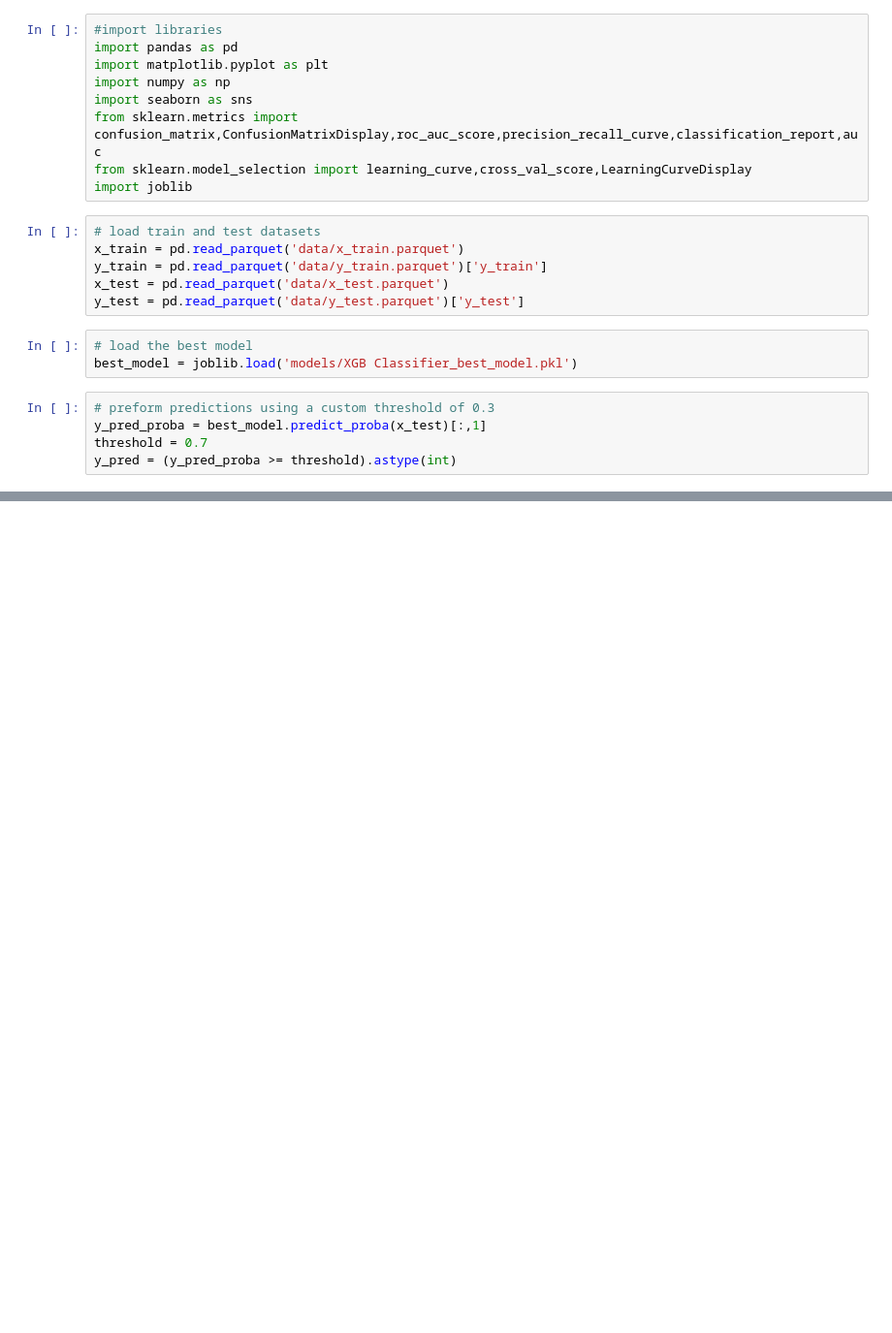
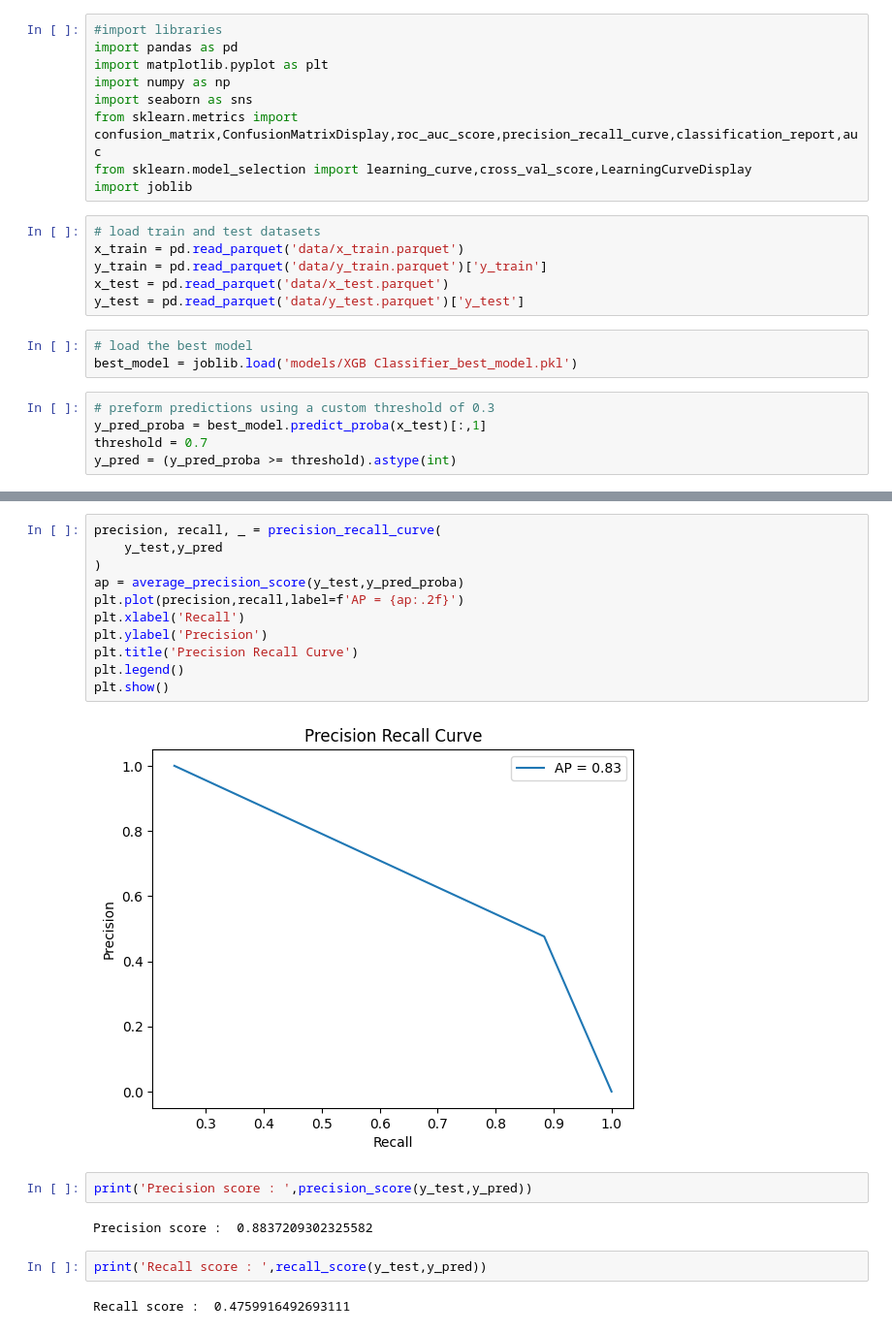
Before and after one commit to Maxwell-Selassie/Adult-Salary, a Jupyter notebook: BestModel_Evaluation.ipynb, the cells around one changed output, grey strips where cells are left out. Shown at 97% size. Drawn from its saved outputs; the diff is of its cells as text; blank space fills up the shorter version.

```diff
--- a/BestModel_Evaluation.ipynb
+++ b/BestModel_Evaluation.ipynb
@@ -49,3 +70,24 @@ plt.show()
+# %%
+precision, recall, _ = precision_recall_curve(
+    y_test,y_pred
+)
+ap = average_precision_score(y_test,y_pred_proba)
+plt.plot(precision,recall,label=f'AP = {ap:.2f}')
+plt.xlabel('Recall')
+plt.ylabel('Precision')
+plt.title('Precision Recall Curve')
+plt.legend()
+plt.show()
+# %% [output]
+[figure, added]
+# %%
+print('Precision score : ',precision_score(y_test,y_pred))
+# %% [output]
+Precision score :  0.8837209302325582
+# %%
+print('Recall score : ',recall_score(y_test,y_pred))
+# %% [output]
+Recall score :  0.4759916492693111
 # %%
 # 2. Learning Curve - A visual plot of how the model learns - bias and variance tradeoff
 train_sizes, train_score, test_score = learning_curve(
```
Also changed, not shown: parts of 8 cells of this notebook, 2 other files.
